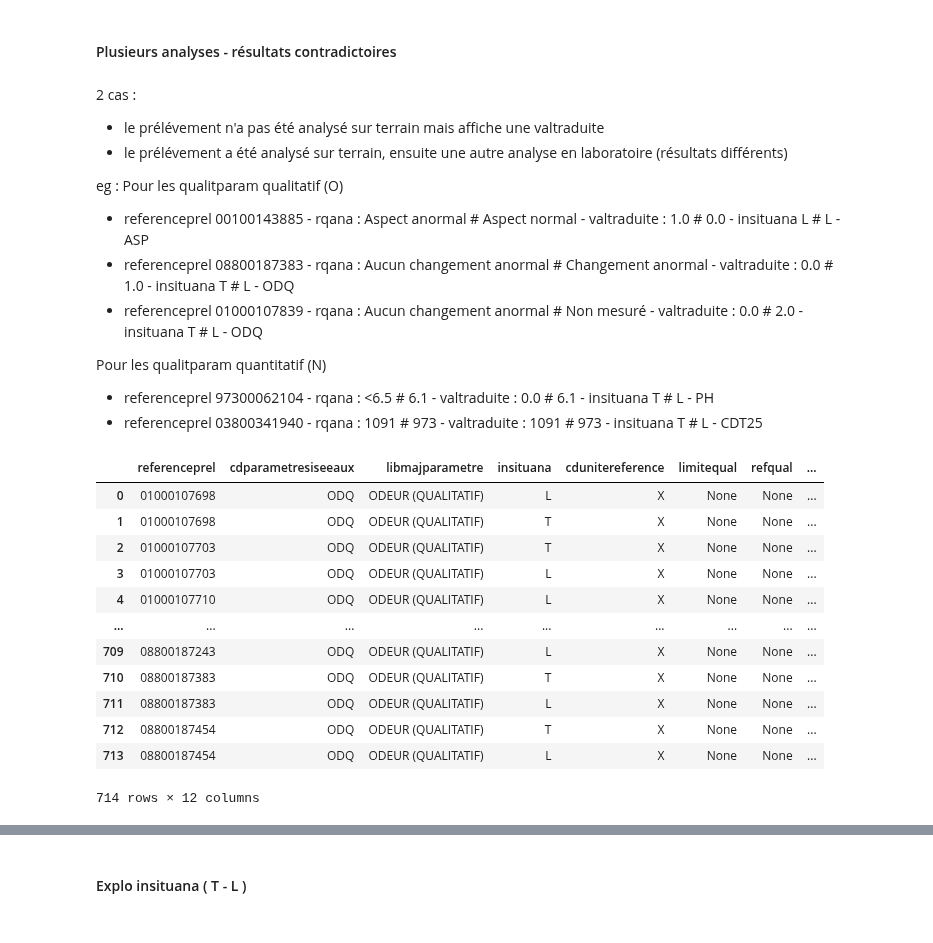
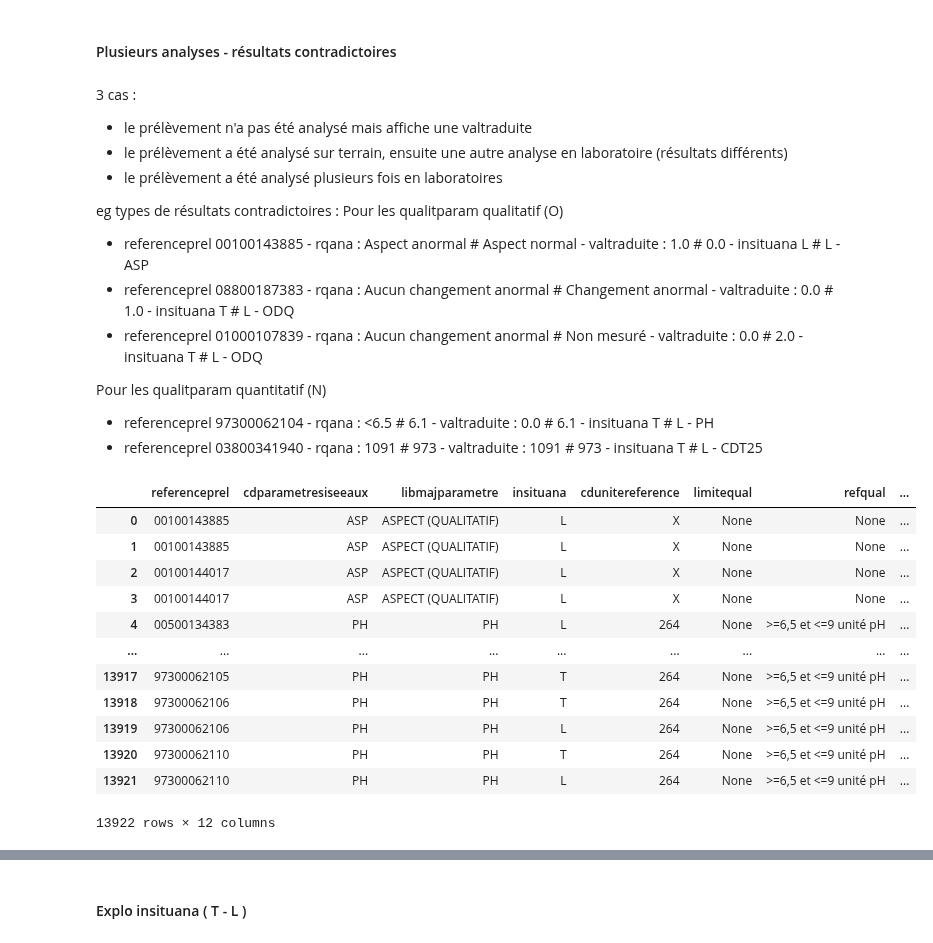
Before and after one commit to dataforgoodfr/13_pollution_eau, a Jupyter notebook: Tâche 179 - Explo_2_labo.ipynb, the cells around one changed output, grey strips where cells are left out. Cells and saved outputs as stored; diff of their text form; code cells hidden in the pictures.

```diff
--- a/Tâche 179 - Explo_2_labo.ipynb
+++ b/Tâche 179 - Explo_2_labo.ipynb
@@ -98,11 +98,12 @@ resultat_plusieurs_analyses
 # %% [markdown]
 #### Plusieurs analyses - résultats contradictoires ####
 # %% [markdown]
-2 cas :
-- le prélévement n'a pas été analysé sur terrain mais affiche une valtraduite
-- le prélévement a été analysé sur terrain, ensuite une autre analyse en laboratoire (résultats différents)
+3 cas :
+- le prélèvement n'a pas été analysé mais affiche une valtraduite
+- le prélèvement a été analysé sur terrain, ensuite une autre analyse en laboratoire (résultats différents)
+- le prélèvement a été analysé plusieurs fois en laboratoires
 
-eg :
+eg types de résultats contradictoires :
 Pour les qualitparam qualitatif (O)
 
 - referenceprel 00100143885 -  rqana : Aspect anormal # Aspect normal  - valtraduite : 1.0 # 0.0 - insituana   L # L - ASP
@@ -115,29 +116,27 @@ Pour les qualitparam quantitatif (N)
 # %%
 #Explo global resultats différent
 query_explo_global_resultat_diff = """
 
 SELECT referenceprel, cdparametresiseeaux, libmajparametre, insituana, cdunitereference, limitequal, refqual, rqana, qualitparam, valtraduite_1, valtraduite_0, valtraduite_2,
 FROM resultat_plusieurs_analyses
-WHERE (valtraduite_1 != valtraduite_0 OR valtraduite_0 != valtraduite_2) AND qualitparam = 'O' AND cdparametresiseeaux = 'ODQ'
+WHERE (valtraduite_1 != valtraduite_0 OR valtraduite_0 != valtraduite_2)
 ORDER BY referenceprel, cdparametresiseeaux
-
-
 
 """
 explo_global_resultat_diff = con.sql(query_explo_global_resultat_diff).df()
 explo_global_resultat_diff
 # %% [output]
 |  | referenceprel | cdparametresiseeaux | libmajparametre | insituana | cdunitereference | limitequal | refqual | ... |
-| 0 | 01000107698 | ODQ | ODEUR (QUALITATIF) | L | X | None | None | ... |
-| 1 | 01000107698 | ODQ | ODEUR (QUALITATIF) | T | X | None | None | ... |
-| 2 | 01000107703 | ODQ | ODEUR (QUALITATIF) | T | X | None | None | ... |
-| 3 | 01000107703 | ODQ | ODEUR (QUALITATIF) | L | X | None | None | ... |
-| 4 | 01000107710 | ODQ | ODEUR (QUALITATIF) | L | X | None | None | ... |
+| 0 | 00100143885 | ASP | ASPECT (QUALITATIF) | L | X | None | None | ... |
+| 1 | 00100143885 | ASP | ASPECT (QUALITATIF) | L | X | None | None | ... |
+| 2 | 00100144017 | ASP | ASPECT (QUALITATIF) | L | X | None | None | ... |
+| 3 | 00100144017 | ASP | ASPECT (QUALITATIF) | L | X | None | None | ... |
+| 4 | 00500134383 | PH | PH | L | 264 | None | >=6,5 et <=9 unité pH | ... |
 | ... | ... | ... | ... | ... | ... | ... | ... | ... |
-| 709 | 08800187243 | ODQ | ODEUR (QUALITATIF) | L | X | None | None | ... |
-| 710 | 08800187383 | ODQ | ODEUR (QUALITATIF) | T | X | None | None | ... |
-| 711 | 08800187383 | ODQ | ODEUR (QUALITATIF) | L | X | None | None | ... |
-| 712 | 08800187454 | ODQ | ODEUR (QUALITATIF) | T | X | None | None | ... |
-| 713 | 08800187454 | ODQ | ODEUR (QUALITATIF) | L | X | None | None | ... |
+| 13917 | 97300062105 | PH | PH | T | 264 | None | >=6,5 et <=9 unité pH | ... |
+| 13918 | 97300062106 | PH | PH | T | 264 | None | >=6,5 et <=9 unité pH | ... |
+| 13919 | 97300062106 | PH | PH | L | 264 | None | >=6,5 et <=9 unité pH | ... |
+| 13920 | 97300062110 | PH | PH | T | 264 | None | >=6,5 et <=9 unité pH | ... |
+| 13921 | 97300062110 | PH | PH | L | 264 | None | >=6,5 et <=9 unité pH | ... |
-714 rows × 12 columns
+13922 rows × 12 columns
 # %%
```
Also changed, not shown: parts of 9 cells of this notebook.
